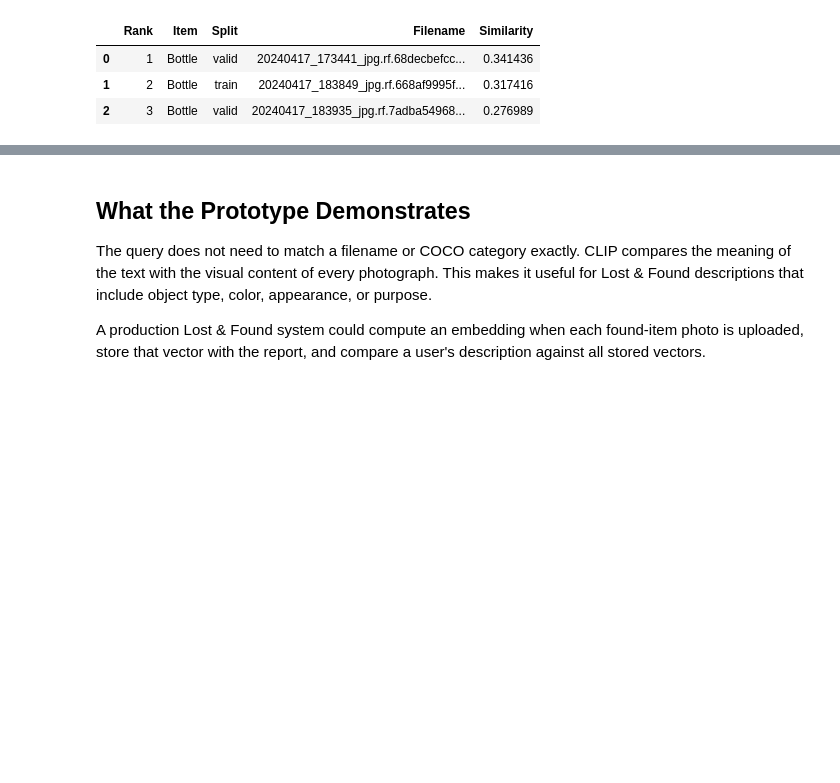
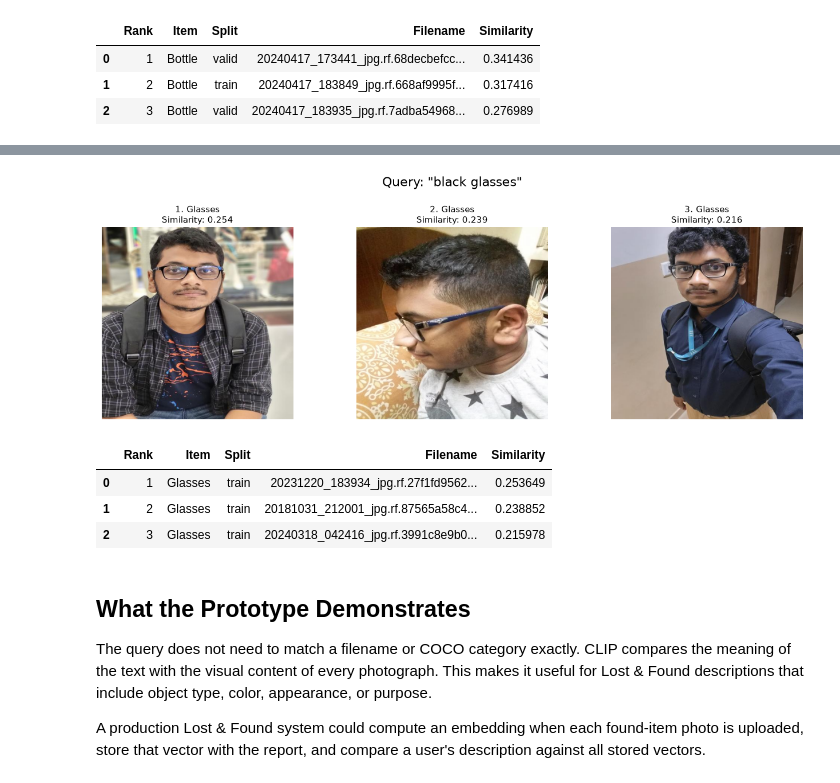
Before and after one commit to abhigyan1290/Assignment3ECE49595, a Jupyter notebook: vlm_lost_and_found.ipynb, the cells around one changed output, grey strips where cells are left out. Cells and saved outputs as stored; diff of their text form; code cells hidden in the pictures; blank space fills up the shorter version.

```diff
--- a/vlm_lost_and_found.ipynb
+++ b/vlm_lost_and_found.ipynb
@@ -225,3 +235,13 @@ top_matches
+# %%
+query = "black glasses"
+top_matches = search_items(query, k=3)
+top_matches
+# %% [output]
+[figure, added]
+|  | Rank | Item | Split | Filename | Similarity |
+| 0 | 1 | Glasses | train | 20231220_183934_jpg.rf.27f1fd9562... | 0.253649 |
+| 1 | 2 | Glasses | train | 20181031_212001_jpg.rf.87565a58c4... | 0.238852 |
+| 2 | 3 | Glasses | train | 20240318_042416_jpg.rf.3991c8e9b0... | 0.215978 |
 # %% [markdown]
 ## What the Prototype Demonstrates
 
```
Also changed, not shown: parts of 1 cell of this notebook, 1 other file.
